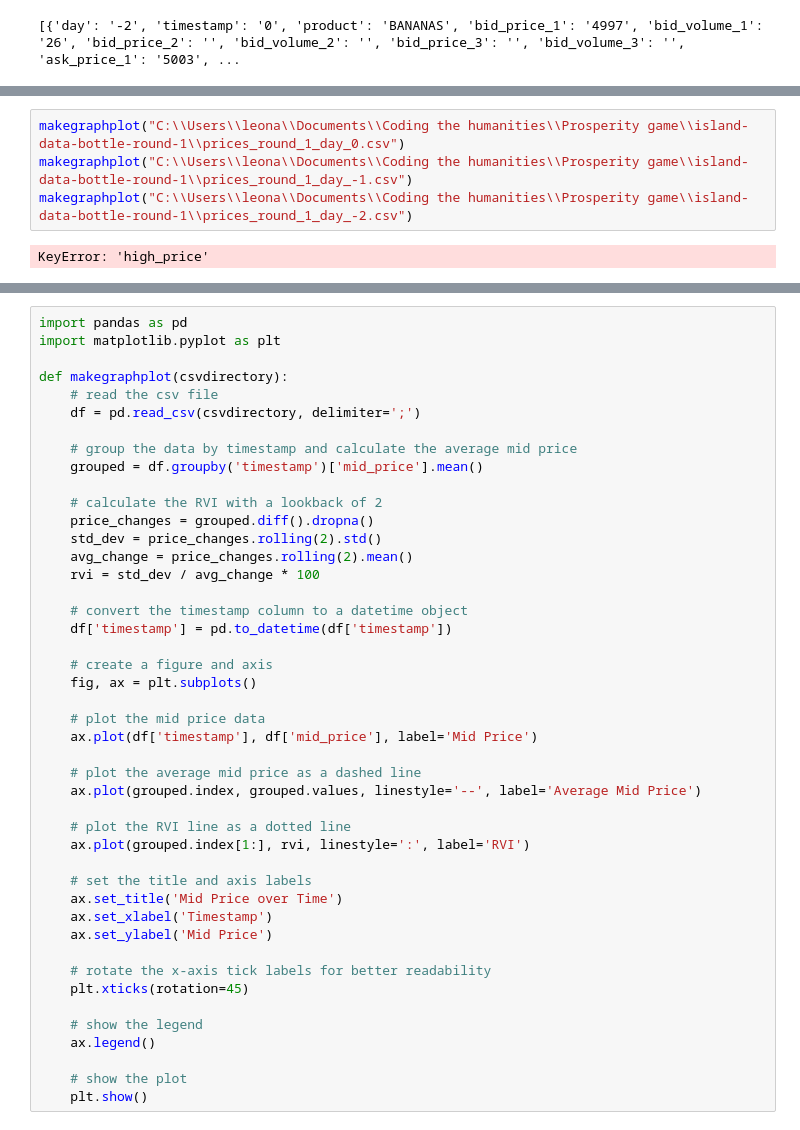
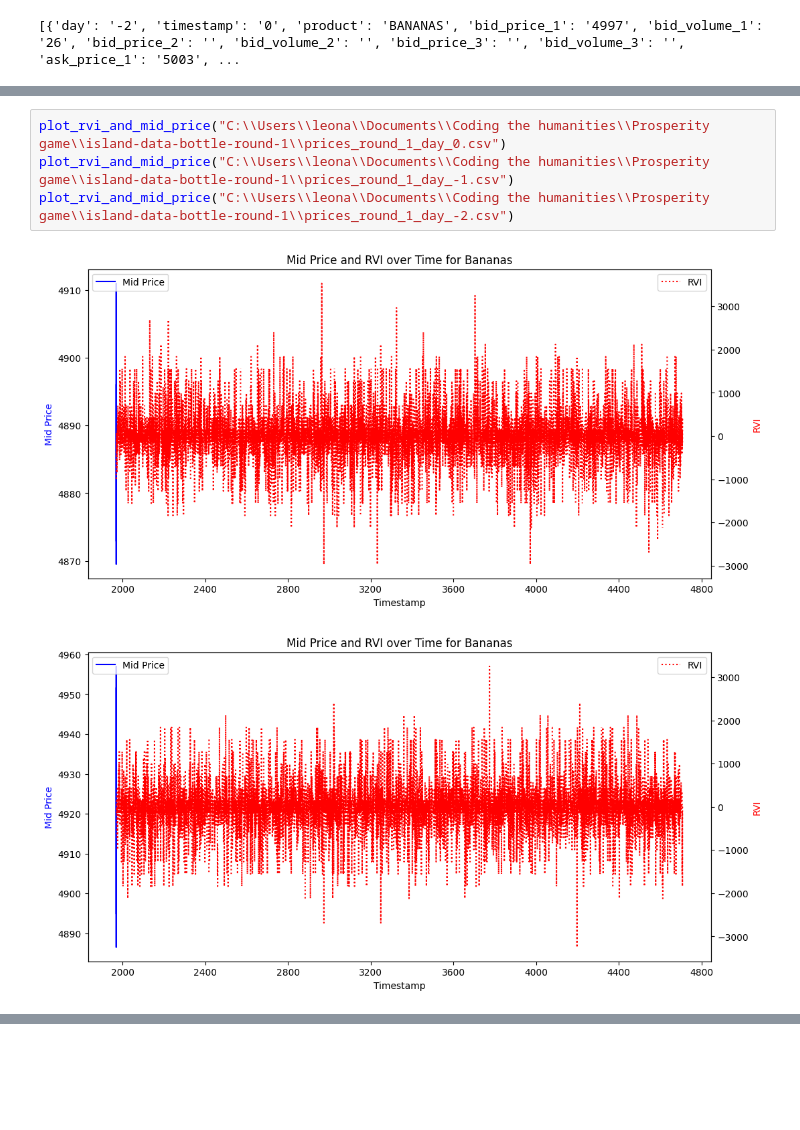
Before and after one commit to LeonardLehman/2023-coding-the-humanities, a Jupyter notebook: Prosperity game/data_normalizat.ipynb, the cells around one changed output, grey strips where cells are left out. Saved outputs shown, nothing was run; the diff lists cells and outputs as text; blank space fills up the shorter version.

```diff
--- a/Prosperity game/data_normalizat.ipynb
+++ b/Prosperity game/data_normalizat.ipynb
@@ -131,6 +176,7 @@ def makegraphplot(csvdirectory):
 # %%
-makegraphplot("C:\\Users\\leona\\Documents\\Coding the humanities\\Prosperity game\\island-data-bottle-round-1\\prices_round_1_day_0.csv")
-makegraphplot("C:\\Users\\leona\\Documents\\Coding the humanities\\Prosperity game\\island-data-bottle-round-1\\prices_round_1_day_-1.csv")
-makegraphplot("C:\\Users\\leona\\Documents\\Coding the humanities\\Prosperity game\\island-data-bottle-round-1\\prices_round_1_day_-2.csv")
+plot_rvi_and_mid_price("C:\\Users\\leona\\Documents\\Coding the humanities\\Prosperity game\\island-data-bottle-round-1\\prices_round_1_day_0.csv")
+plot_rvi_and_mid_price("C:\\Users\\leona\\Documents\\Coding the humanities\\Prosperity game\\island-data-bottle-round-1\\prices_round_1_day_-1.csv")
+plot_rvi_and_mid_price("C:\\Users\\leona\\Documents\\Coding the humanities\\Prosperity game\\island-data-bottle-round-1\\prices_round_1_day_-2.csv")
 # %% [output]
-KeyError: 'high_price'
+[figure, added]
+[figure, added]
@@ -137,45 +183,0 @@ KeyError: 'high_price'
-# %%
-import pandas as pd
-import matplotlib.pyplot as plt
-
-def makegraphplot(csvdirectory):
-    # read the csv file
-    df = pd.read_csv(csvdirectory, delimiter=';')
-
-    # group the data by timestamp and calculate the average mid price
-    grouped = df.groupby('timestamp')['mid_price'].mean()
-
-    # calculate the RVI with a lookback of 2
-    price_changes = grouped.diff().dropna()
-    std_dev = price_changes.rolling(2).std()
-    avg_change = price_changes.rolling(2).mean()
-    rvi = std_dev / avg_change * 100
-
-    # convert the timestamp column to a datetime object
-    df['timestamp'] = pd.to_datetime(df['timestamp'])
-
-    # create a figure and axis
-    fig, ax = plt.subplots()
-
-    # plot the mid price data
-    ax.plot(df['timestamp'], df['mid_price'], label='Mid Price')
-
-    # plot the average mid price as a dashed line
-    ax.plot(grouped.index, grouped.values, linestyle='--', label='Average Mid Price')
-
-    # plot the RVI line as a dotted line
-    ax.plot(grouped.index[1:], rvi, linestyle=':', label='RVI')
-
-    # set the title and axis labels
-    ax.set_title('Mid Price over Time')
-    ax.set_xlabel('Timestamp')
-    ax.set_ylabel('Mid Price')
-
-    # rotate the x-axis tick labels for better readability
-    plt.xticks(rotation=45)
-
-    # show the legend
-    ax.legend()
-
-    # show the plot
-    plt.show()
```
Also changed, not shown: parts of 8 cells of this notebook.
